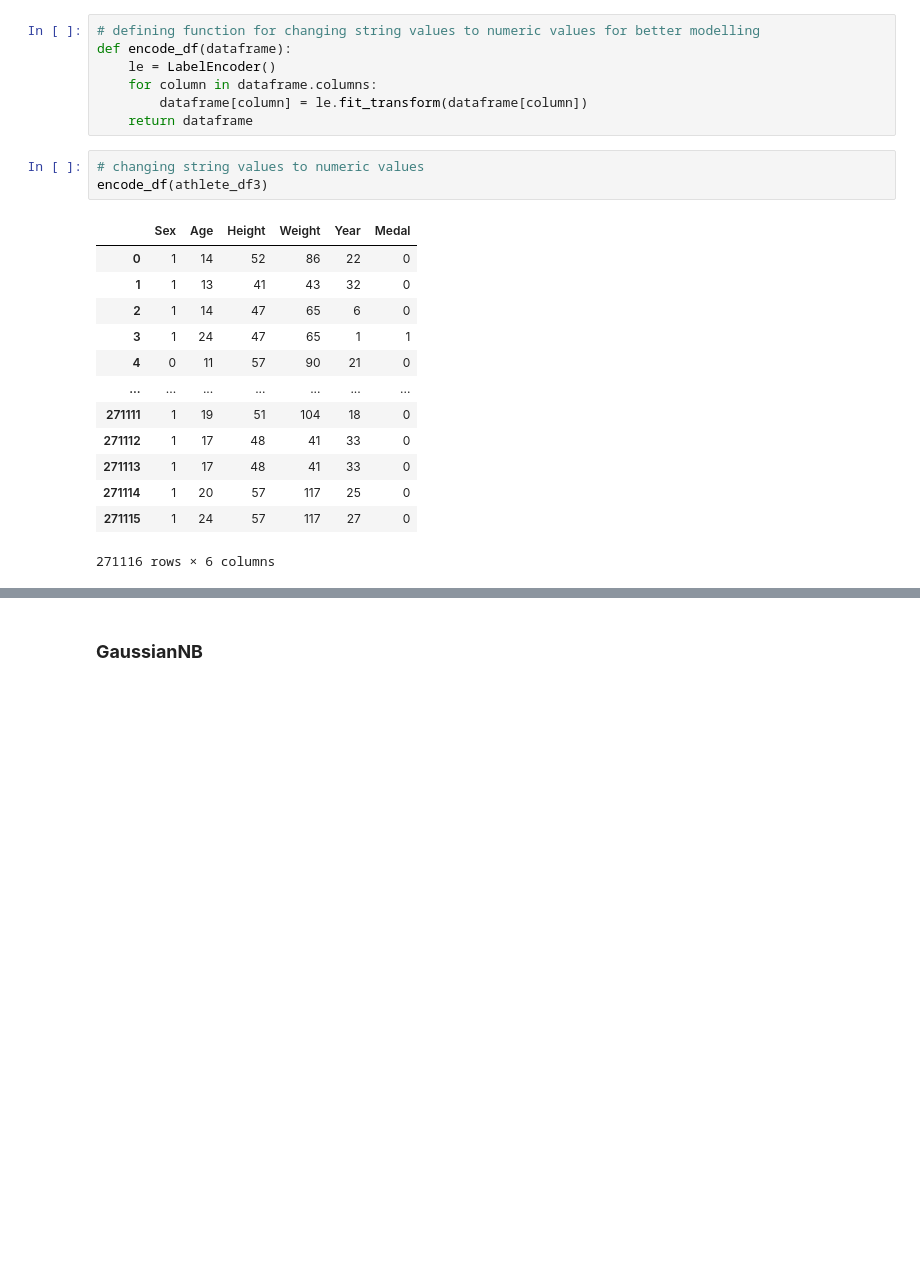
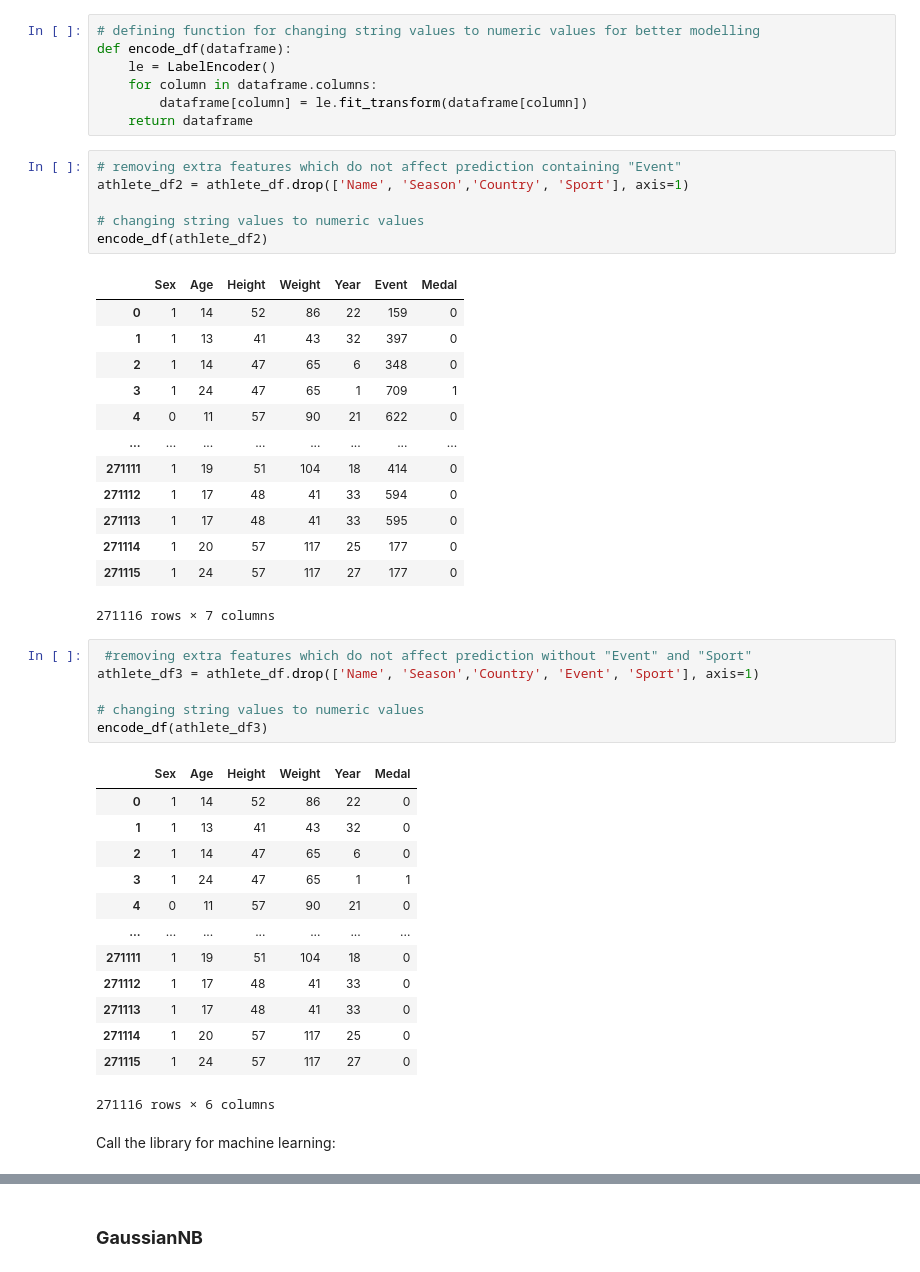
Before and after one commit to hegame1998/Olympic-data-analysis, a Jupyter notebook: Programming_and_database(Hengame_Shahriyari).ipynb, the cells around one changed output, grey strips where cells are left out. Saved outputs shown, nothing was run; the diff lists cells and outputs as text; blank space fills up the shorter version.

```diff
--- a/Programming_and_database(Hengame_Shahriyari).ipynb
+++ b/Programming_and_database(Hengame_Shahriyari).ipynb
@@ -1044,7 +1014,30 @@ def encode_df(dataframe):
     for column in dataframe.columns:
         dataframe[column] = le.fit_transform(dataframe[column])
     return dataframe
+# %%
+# removing extra features which do not affect prediction containing "Event"
+athlete_df2 = athlete_df.drop(['Name', 'Season','Country', 'Sport'], axis=1)
+
+# changing string values to numeric values
+encode_df(athlete_df2)
+# %% [output]
+|  | Sex | Age | Height | Weight | Year | Event | Medal |
+| 0 | 1 | 14 | 52 | 86 | 22 | 159 | 0 |
+| 1 | 1 | 13 | 41 | 43 | 32 | 397 | 0 |
+| 2 | 1 | 14 | 47 | 65 | 6 | 348 | 0 |
+| 3 | 1 | 24 | 47 | 65 | 1 | 709 | 1 |
+| 4 | 0 | 11 | 57 | 90 | 21 | 622 | 0 |
+| ... | ... | ... | ... | ... | ... | ... | ... |
+| 271111 | 1 | 19 | 51 | 104 | 18 | 414 | 0 |
+| 271112 | 1 | 17 | 48 | 41 | 33 | 594 | 0 |
+| 271113 | 1 | 17 | 48 | 41 | 33 | 595 | 0 |
+| 271114 | 1 | 20 | 57 | 117 | 25 | 177 | 0 |
+| 271115 | 1 | 24 | 57 | 117 | 27 | 177 | 0 |
+271116 rows × 7 columns
 # %%
+ #removing extra features which do not affect prediction without "Event" and "Sport"
+athlete_df3 = athlete_df.drop(['Name', 'Season','Country', 'Event', 'Sport'], axis=1)
+
 # changing string values to numeric values
 encode_df(athlete_df3)
 # %% [output]
@@ -1061,3 +1054,5 @@ encode_df(athlete_df3)
 | 271114 | 1 | 20 | 57 | 117 | 25 | 0 |
 | 271115 | 1 | 24 | 57 | 117 | 27 | 0 |
 271116 rows × 6 columns
+# %% [markdown]
+Call the library for machine learning:
```
Also changed, not shown: parts of 29 cells of this notebook.
